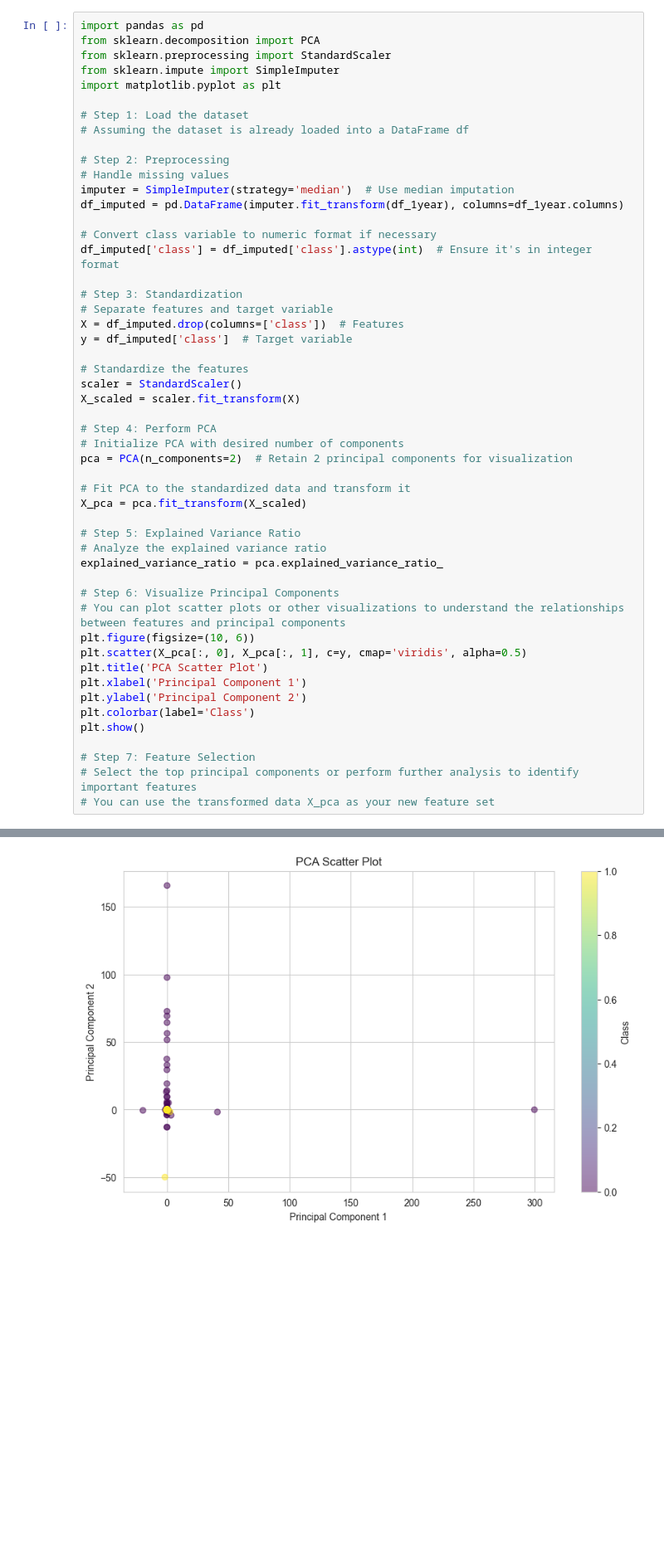
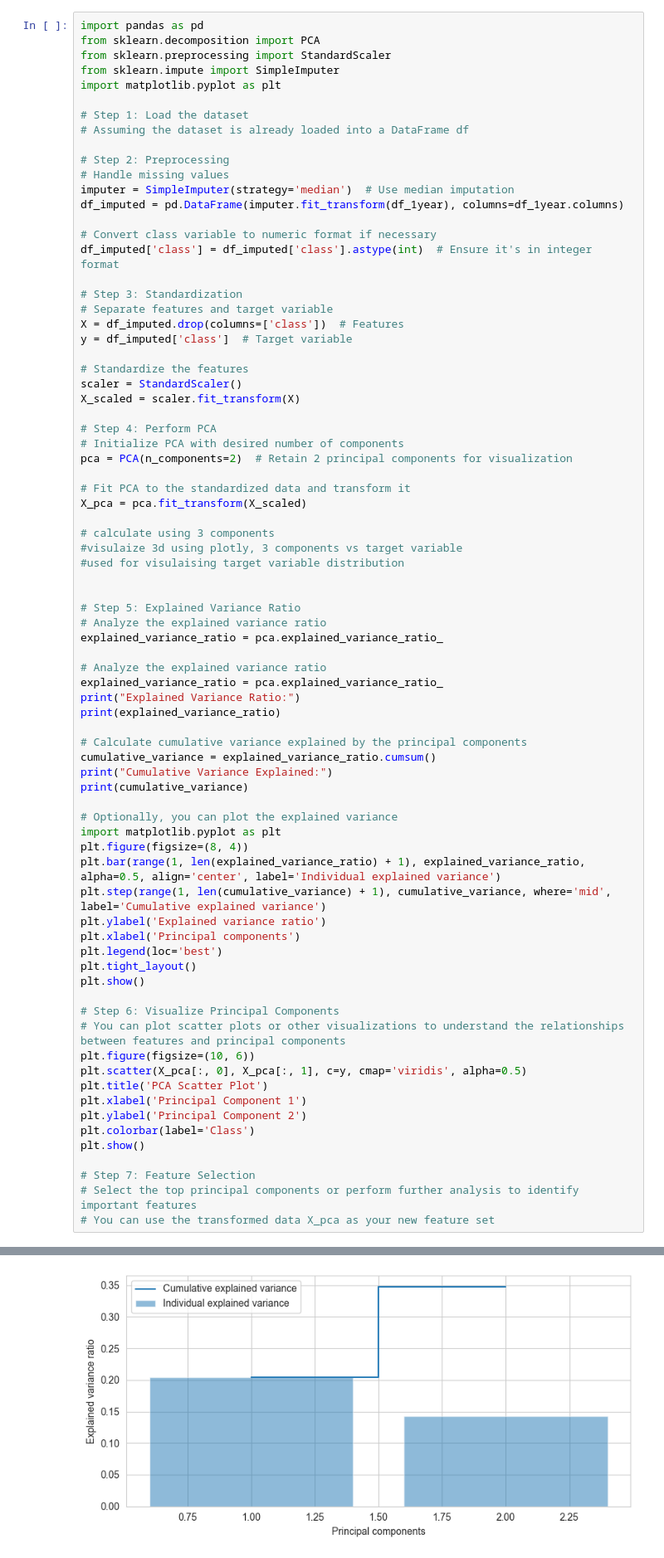
Before and after one commit to Poojithramagiri/ML-Challenges, a Jupyter notebook: PCA.ipynb, the cells around one changed output, grey strips where cells are left out. Shown at 83% size. Saved outputs shown, nothing was run; the diff lists cells and outputs as text; blank space fills up the shorter version.

```diff
--- a/PCA.ipynb
+++ b/PCA.ipynb
@@ -112,9 +235,35 @@ pca = PCA(n_components=2)  # Retain 2 principal components for visualization
 # Fit PCA to the standardized data and transform it
 X_pca = pca.fit_transform(X_scaled)
 
+# calculate using 3 components
+#visulaize 3d using plotly, 3 components vs target variable
+#used for visulaising target variable distribution
+
+
 # Step 5: Explained Variance Ratio
 # Analyze the explained variance ratio
 explained_variance_ratio = pca.explained_variance_ratio_
+
+# Analyze the explained variance ratio
+explained_variance_ratio = pca.explained_variance_ratio_
+print("Explained Variance Ratio:")
+print(explained_variance_ratio)
+
+# Calculate cumulative variance explained by the principal components
+cumulative_variance = explained_variance_ratio.cumsum()
+print("Cumulative Variance Explained:")
+print(cumulative_variance)
+
+# Optionally, you can plot the explained variance
+import matplotlib.pyplot as plt
+plt.figure(figsize=(8, 4))
+plt.bar(range(1, len(explained_variance_ratio) + 1), explained_variance_ratio, alpha=0.5, align='center', label='Individual explained variance')
+plt.step(range(1, len(cumulative_variance) + 1), cumulative_variance, where='mid', label='Cumulative explained variance')
+plt.ylabel('Explained variance ratio')
+plt.xlabel('Principal components')
+plt.legend(loc='best')
+plt.tight_layout()
+plt.show()
 
 # Step 6: Visualize Principal Components
 # You can plot scatter plots or other visualizations to understand the relationships between features and principal components
@@ -133 +286 @@ plt.show()
-[figure, old version]
+[figure, new version]
```
Also changed, not shown: parts of 6 cells of this notebook, 17 other files.
